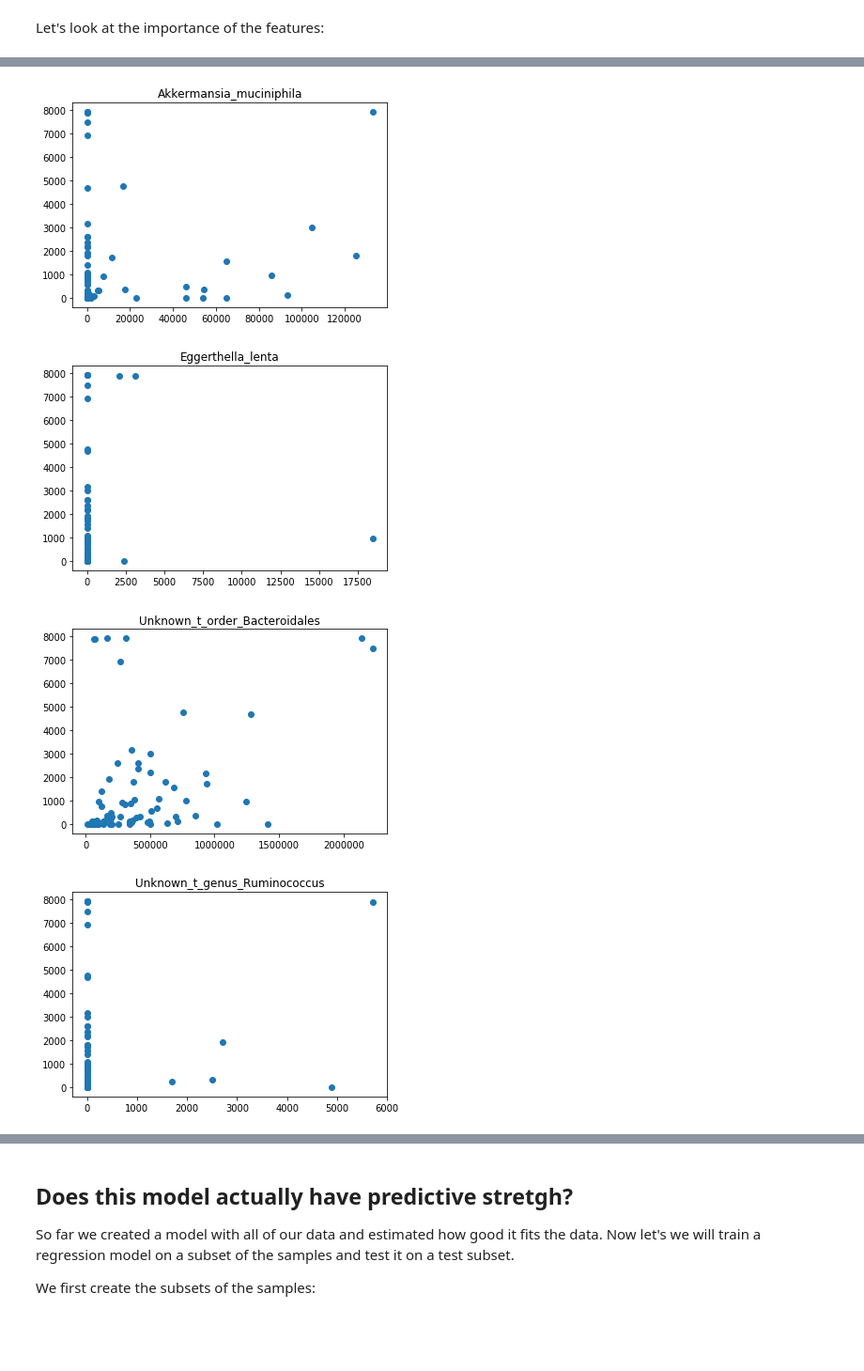
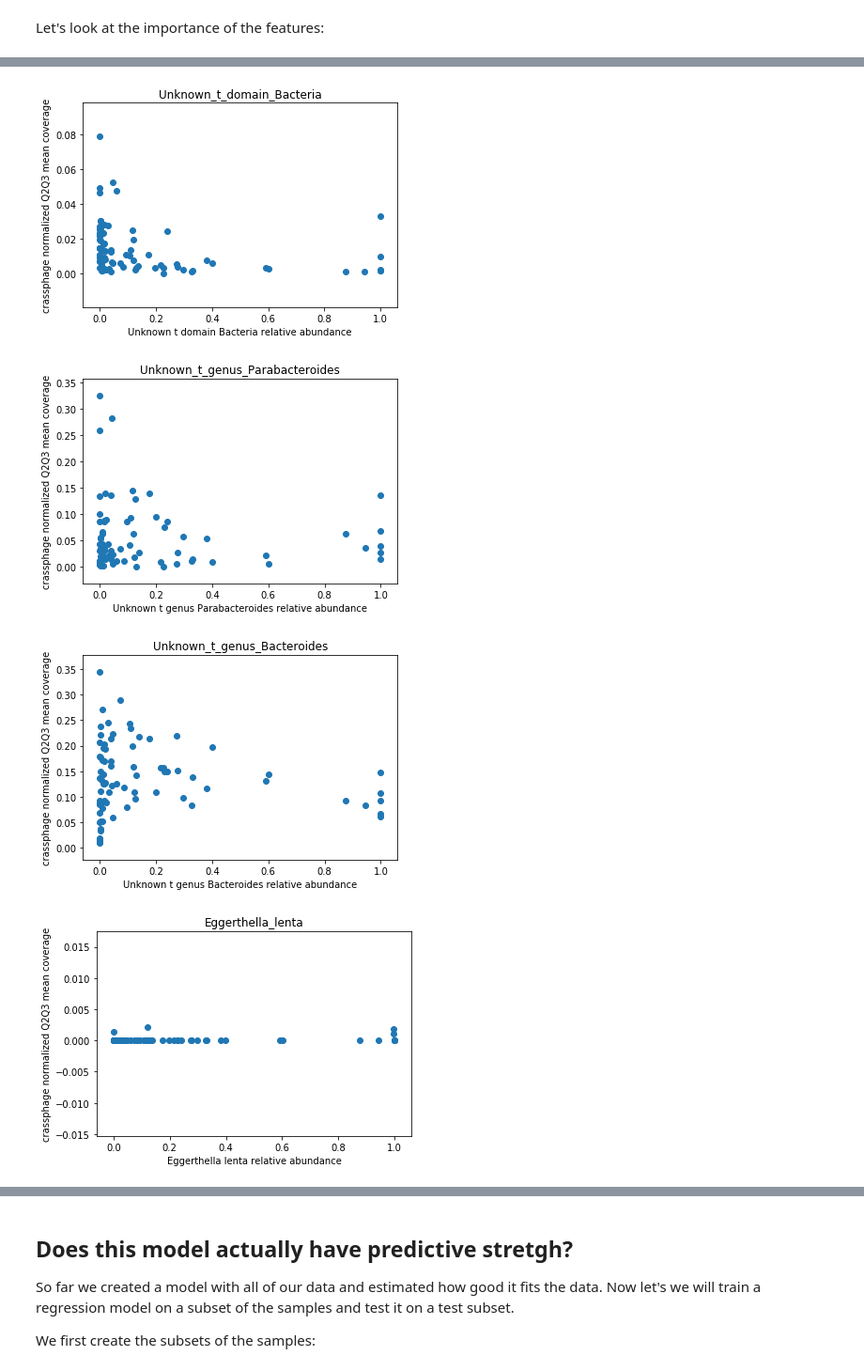
Before and after one commit to merenlab/merenlab.org, a Jupyter notebook: files/2018_BPHS_WORKSHOP/BPHS_WORKSHOP_RF.ipynb, the cells around one changed output, grey strips where cells are left out. Shown at 94% size. Cells and saved outputs as stored; diff of their text form; code cells hidden in the pictures; blank space fills up the shorter version.

```diff
--- a/files/2018_BPHS_WORKSHOP/BPHS_WORKSHOP_RF.ipynb
+++ b/files/2018_BPHS_WORKSHOP/BPHS_WORKSHOP_RF.ipynb
@@ -20,9 +20,9 @@ target = pd.DataFrame.from_csv(target_file, sep='\t')
 First we remove all the samples that don't have crassphage (crassphage negative samples).
 # %%
 all_samples = raw_data.index
-crassphage_positive_samples = target.index[target['presence']==True]
+crassphage_positive_samples = raw_target.index[raw_target['presence']==True]
 print('The number of samples in which crassphage was detected: %s' % len(crassphage_positive_samples))
-crassphage_negative_samples = target.index[target['presence']==False]
+crassphage_negative_samples = raw_target.index[raw_target['presence']==False]
 print("The number of samples in which crassphage wasn't detected: %s" % len(crassphage_negative_samples))
 # Keep only positive samples
 samples = crassphage_positive_samples
@@ -50,0 +53,3 @@ We can see that crassphage is most prevalent in the US cohort, but also quite co
+# %%
+normalized_data = raw_data.div(raw_data.sum(axis=1), axis=0)
+normalized_target = raw_target['non_outlier_mean_coverage']/raw_target['non_outlier_mean_coverage'].max()
@@ -51,11 +59,12 @@ We can see that crassphage is most prevalent in the US cohort, but also quite co
 # %%
-occurence_in_positive_samples = raw_data.loc[crassphage_positive_samples,]
-qualifying_taxons = raw_data.columns[(occurence_in_positive_samples>0).sum()>3]
-portion = len(qualifying_taxons)/len(raw_data.columns) * 100
+occurence_in_positive_samples = normalized_data.loc[crassphage_positive_samples,]
+qualifying_taxons = normalized_data.columns[(occurence_in_positive_samples>0).sum()>3]
+portion = len(qualifying_taxons)/len(normalized_data.columns) * 100
 print('The number of qualifying taxons is %s out of total %s (%0.f%%)' % (len(qualifying_taxons), \
-                                                                         len(raw_data.columns), \
+                                                                         len(normalized_data.columns), \
                                                                          portion))
 
-data = raw_data.loc[samples, qualifying_taxons]
+data = normalized_data.loc[samples, qualifying_taxons]
+target = normalized_target[samples]
 # %% [output]
 The number of qualifying taxons is 69 out of total 273 (25%)
@@ -69,7 +101,7 @@ RF = ensemble.RandomForestRegressor(n_trees, \
                                     oob_score=True, \
                                     random_state=1)
 
-RF.fit(data,target.loc[samples,'non_outlier_mean_coverage'])
+RF.fit(data,target)
 # %% [output]
 RandomForestRegressor(bootstrap=True, criterion='mse', max_depth=None,
            max_features='auto', max_leaf_nodes=None,
@@ -95,8 +127,10 @@ from matplotlib import pyplot as plt
 g = features_according_to_order_of_importance[0:10]
 for f in g:
     plt.figure()
-    plt.scatter(data.loc[data[f].sort_values().index,f], \
-                target.loc[data[f].sort_values().index,'non_outlier_mean_coverage'])
+    plt.scatter(target[data[f].sort_values().index], \
+                data.loc[data[f].sort_values().index,f])
     plt.title(f)
+    plt.ylabel('crassphage normalized Q2Q3 mean coverage')
+    plt.xlabel('%s relative abundance' % f.replace('_',' '))
     plt.show()
 # %% [output]
@@ -104,4 +138,4 @@ for f in g:
-[figure, old version]
+[figure, new version]
-[figure, old version]
+[figure, new version]
-[figure, old version]
+[figure, new version]
-[figure, old version]
+[figure, new version]
```
Also changed, not shown: parts of 18 cells of this notebook, 13 other files.
